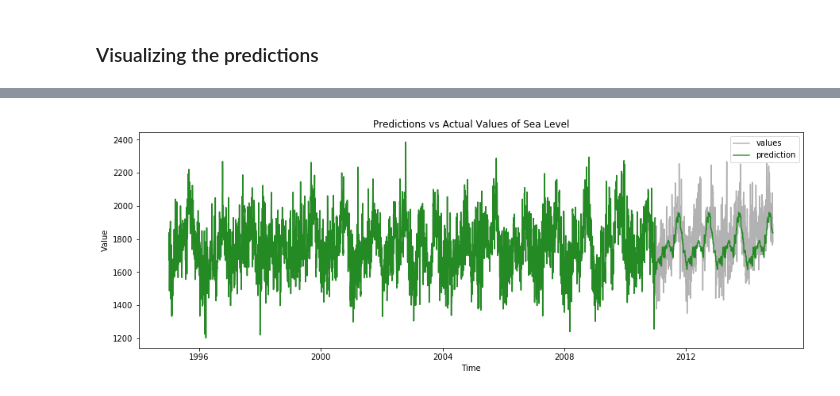
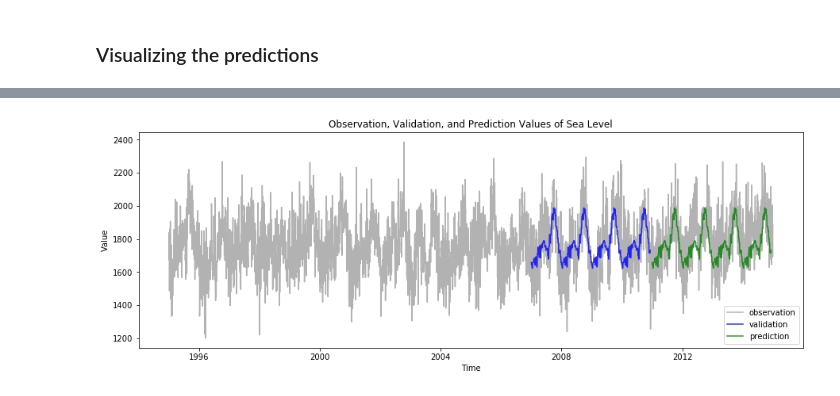
Before and after one commit to kevbow/Sea-Level-Rise-Prediction-with-Pytorch, a Jupyter notebook: DSS 1 - Sea Level Rise Prediction with Pytorch.ipynb, the cells around one changed output, grey strips where cells are left out. Saved outputs shown, nothing was run; the diff lists cells and outputs as text; code cells hidden in the pictures.

```diff
--- a/DSS 1 - Sea Level Rise Prediction with Pytorch.ipynb
+++ b/DSS 1 - Sea Level Rise Prediction with Pytorch.ipynb
@@ -657,8 +658,3 @@ def plot_predictions(df_result):
     plt.title("Predictions vs Actual Values of Sea Level")
     plt.xlabel('Time')
     plt.ylabel('Value')
-# %%
-df_train = y_train.copy()
-df_val = y_val.copy()
-df_train['prediction'] = df_train['value']
-df_val['prediction'] = df_val['value']
@@ -681,8 +667,17 @@ plot_predictions(df_result)
-# %%
-df_final = pd.concat([df_train, df_val, df_result])
-plot_predictions(df_final)
-# %% [output]
-[figure, removed]
+# %%
+def plot_all(df_result, df_train, df_val):
+    plt.figure(figsize=(15,5))
+    observation = sns.lineplot(x = df_train.index, y=df_train.value, color='k', alpha = 0.3, label = 'observation')
+    validation = sns.lineplot(x = df_val.index, y=df_val.prediction, color='b', alpha = 0.8, label = 'validation')
+    prediction = sns.lineplot(x = df_result.index, y=df_result.prediction, color='g', alpha = 0.8, label = 'prediction')
+
+    plt.title("Observation, Validation, and Prediction Values of Sea Level")
+    plt.xlabel('Time')
+    plt.ylabel('Value')
+# %%
+plot_all(df_result, df_features, df_val)
+# %% [output]
+[figure, added]
 # %%
 def plot_dataset_trendline_after_model(df, title):
     plt.figure(figsize=(15, 5))
```
Also changed, not shown: parts of 13 cells of this notebook.
